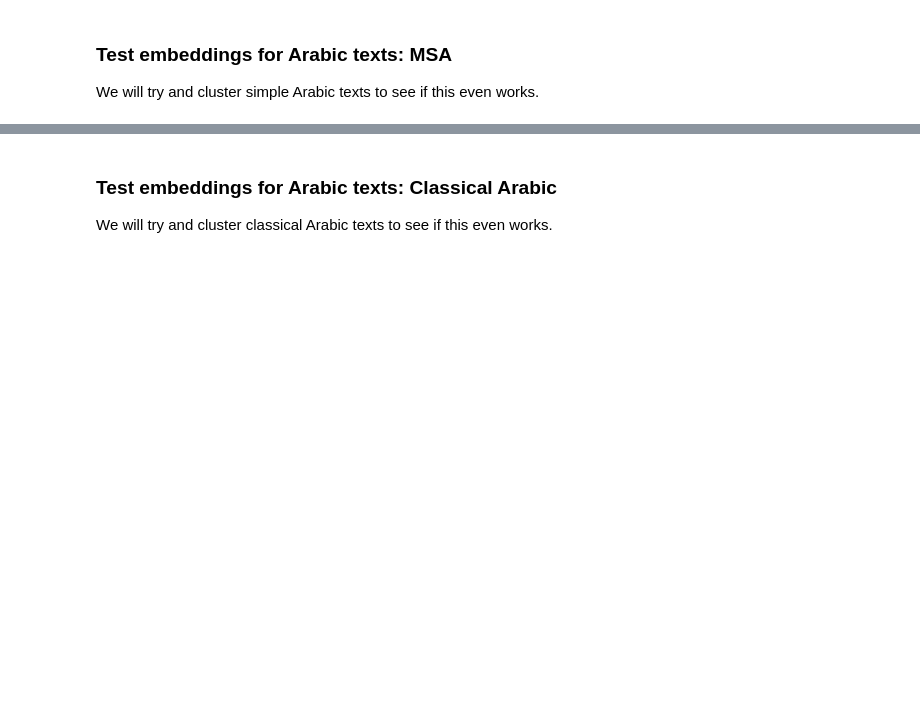
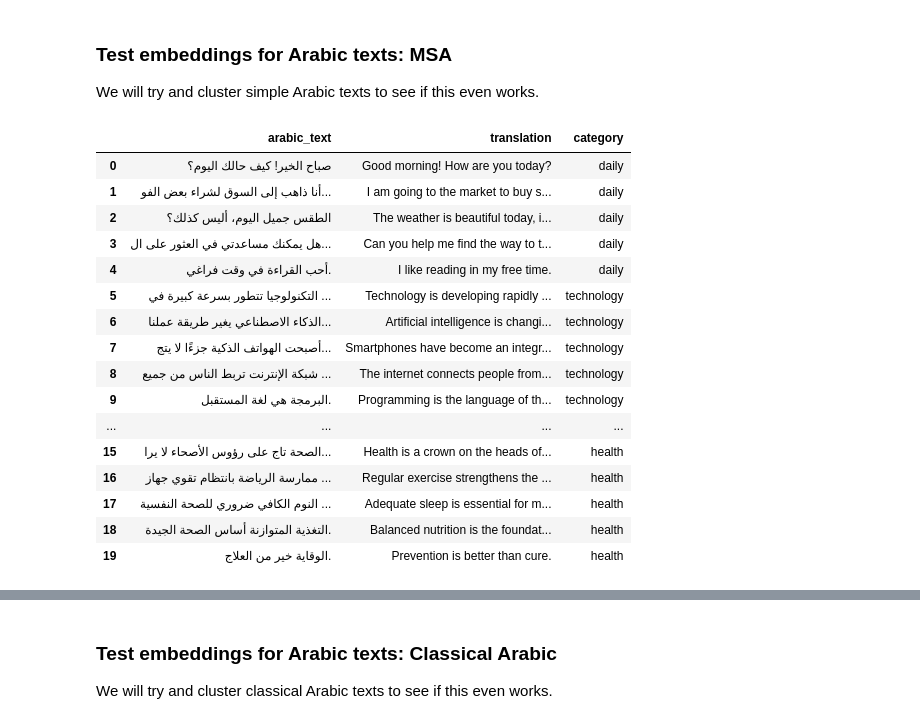
Before and after one commit to thomjur/a01-clustering-sc1-1, a Jupyter notebook: Clustering.ipynb, the cells around one changed output, grey strips where cells are left out. Cells and saved outputs as stored; diff of their text form; code cells hidden in the pictures; blank space fills up the shorter version.

```diff
--- a/Clustering.ipynb
+++ b/Clustering.ipynb
@@ -221,4 +221,22 @@ We will try and cluster simple Arabic texts to see if this even works.
 # Loading test data
 df_test = pd.read_csv("arabic-test-data.csv")
 # %%
-df_test.head()
+df_test
+# %% [output]
+|  | arabic_text | translation | category |
+| 0 | صباح الخير! كيف حالك اليوم؟ | Good morning! How are you today? | daily |
+| 1 | أنا ذاهب إلى السوق لشراء بعض الفو... | I am going to the market to buy s... | daily |
+| 2 | الطقس جميل اليوم، أليس كذلك؟ | The weather is beautiful today, i... | daily |
+| 3 | هل يمكنك مساعدتي في العثور على ال... | Can you help me find the way to t... | daily |
+| 4 | أحب القراءة في وقت فراغي. | I like reading in my free time. | daily |
+| 5 | التكنولوجيا تتطور بسرعة كبيرة في ... | Technology is developing rapidly ... | technology |
+| 6 | الذكاء الاصطناعي يغير طريقة عملنا... | Artificial intelligence is changi... | technology |
+| 7 | أصبحت الهواتف الذكية جزءًا لا يتج... | Smartphones have become an integr... | technology |
+| 8 | شبكة الإنترنت تربط الناس من جميع ... | The internet connects people from... | technology |
+| 9 | البرمجة هي لغة المستقبل. | Programming is the language of th... | technology |
+| ... | ... | ... | ... |
+| 15 | الصحة تاج على رؤوس الأصحاء لا يرا... | Health is a crown on the heads of... | health |
+| 16 | ممارسة الرياضة بانتظام تقوي جهاز ... | Regular exercise strengthens the ... | health |
+| 17 | النوم الكافي ضروري للصحة النفسية ... | Adequate sleep is essential for m... | health |
+| 18 | التغذية المتوازنة أساس الصحة الجيدة. | Balanced nutrition is the foundat... | health |
+| 19 | الوقاية خير من العلاج. | Prevention is better than cure. | health |
```
Also changed, not shown: parts of 24 cells of this notebook, 3 other files.
